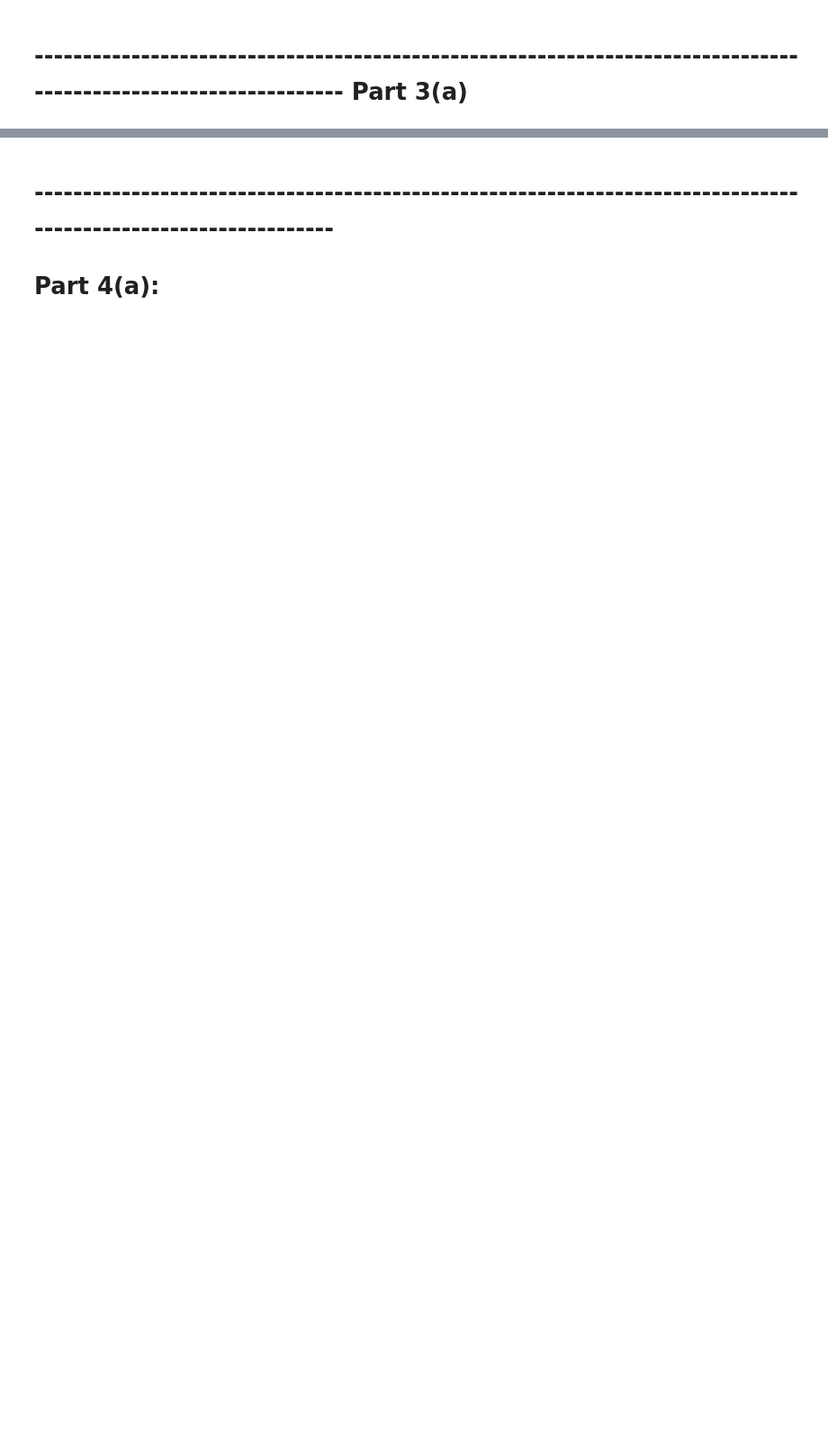
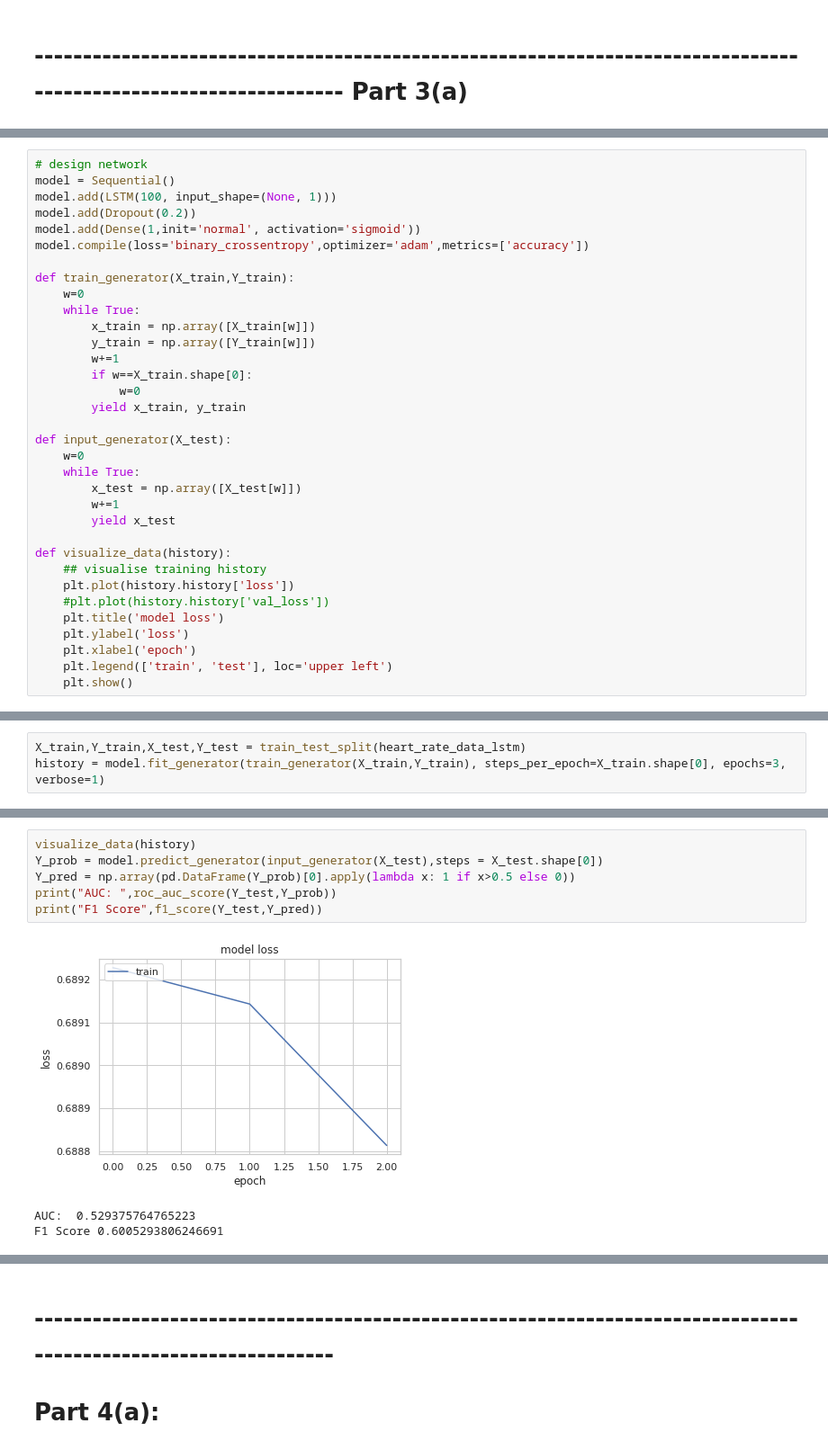
Before and after one commit to mathurp/ML_for_health, a Jupyter notebook: ML_for_health.ipynb, the cells around one changed output, grey strips where cells are left out. Shown at 90% size. Saved outputs shown, nothing was run; the diff lists cells and outputs as text; blank space fills up the shorter version.

```diff
--- a/ML_for_health.ipynb
+++ b/ML_for_health.ipynb
@@ -269,0 +419,34 @@ Explanation:
+# %%
+# design network
+model = Sequential()
+model.add(LSTM(100, input_shape=(None, 1)))
+model.add(Dropout(0.2))
+model.add(Dense(1,init='normal', activation='sigmoid'))
+model.compile(loss='binary_crossentropy',optimizer='adam',metrics=['accuracy'])
+
+def train_generator(X_train,Y_train):
+    w=0
+    while True:
+        x_train = np.array([X_train[w]])
+        y_train = np.array([Y_train[w]])
+        w+=1
+        if w==X_train.shape[0]:
+            w=0
+        yield x_train, y_train
+
+def input_generator(X_test):
+    w=0
+    while True:
+        x_test = np.array([X_test[w]])
+        w+=1
+        yield x_test
+
+def visualize_data(history):
+    ## visualise training history
+    plt.plot(history.history['loss'])
+    #plt.plot(history.history['val_loss'])
+    plt.title('model loss')
+    plt.ylabel('loss')
+    plt.xlabel('epoch')
+    plt.legend(['train', 'test'], loc='upper left')
+    plt.show()
@@ -269,0 +459,3 @@ Explanation:
+# %%
+X_train,Y_train,X_test,Y_test = train_test_split(heart_rate_data_lstm)
+history = model.fit_generator(train_generator(X_train,Y_train), steps_per_epoch=X_train.shape[0], epochs=3, verbose=1)
@@ -269,0 +469,10 @@ Explanation:
+# %%
+visualize_data(history)
+Y_prob = model.predict_generator(input_generator(X_test),steps = X_test.shape[0])
+Y_pred = np.array(pd.DataFrame(Y_prob)[0].apply(lambda x: 1 if x>0.5 else 0))
+print("AUC: ",roc_auc_score(Y_test,Y_prob))
+print("F1 Score",f1_score(Y_test,Y_pred))
+# %% [output]
+[figure, added]
+AUC:  0.529375764765223
+F1 Score 0.6005293806246691
```
Also changed, not shown: parts of 95 cells of this notebook, 1 other file.
